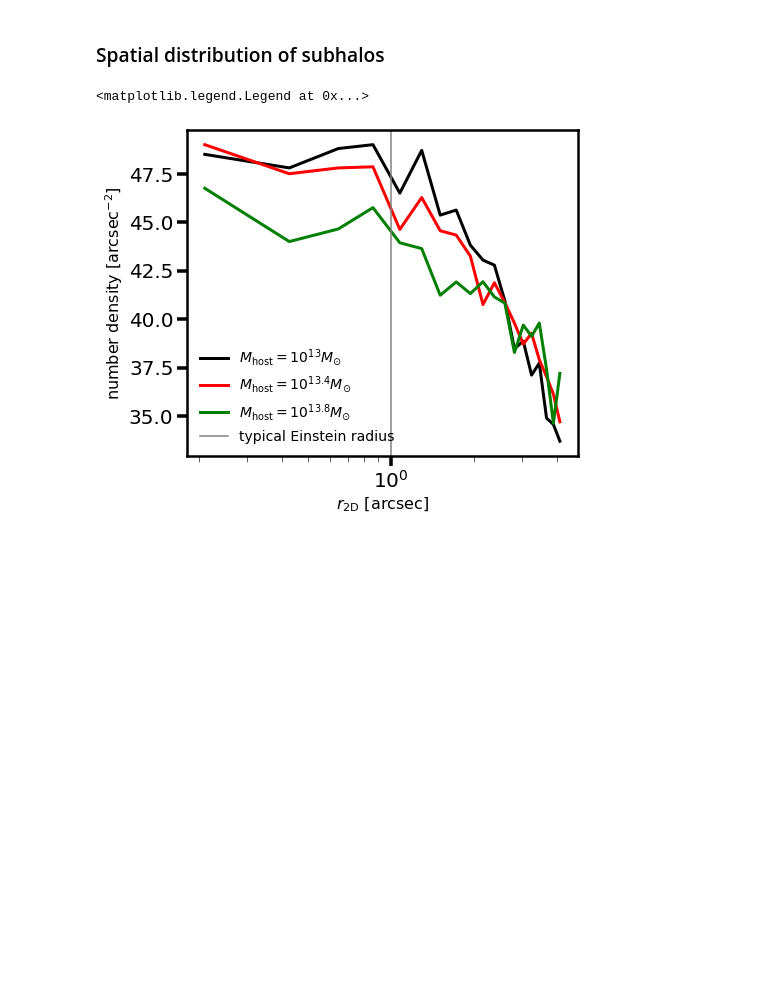
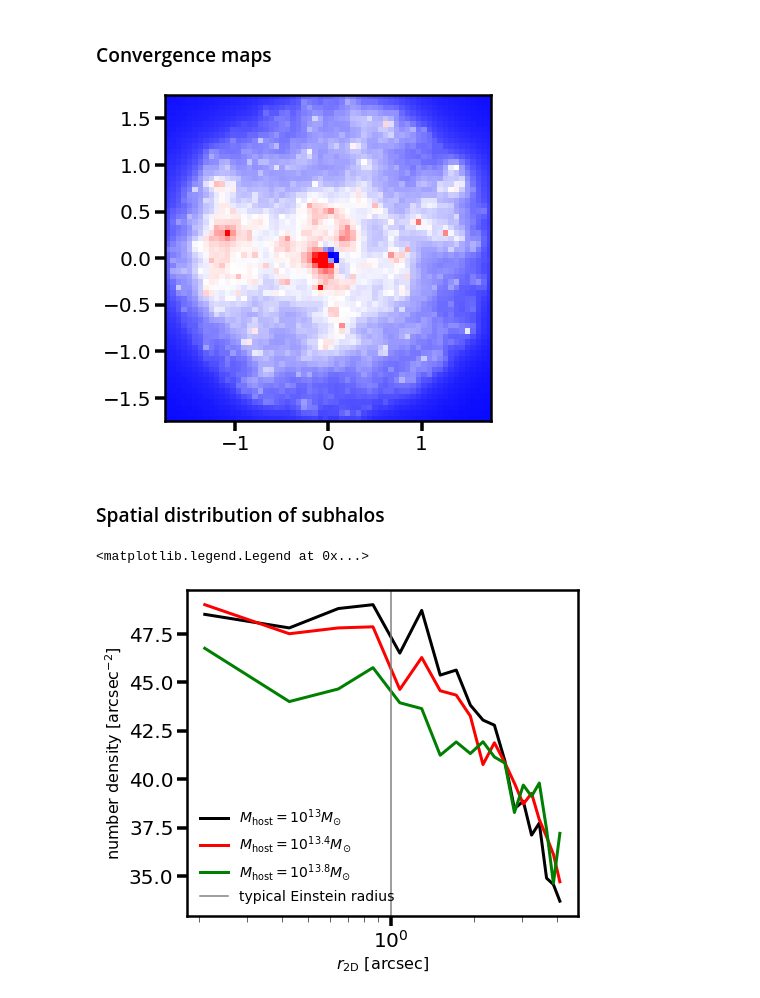
Before and after one commit to dangilman/pyHalo, a Jupyter notebook: example_notebooks/plotting_methods.ipynb, the cells around one changed output. Drawn from its saved outputs; the diff is of its cells as text; code cells hidden in the pictures; blank space fills up the shorter version.

```diff
--- a/example_notebooks/plotting_methods.ipynb
+++ b/example_notebooks/plotting_methods.ipynb
@@ -6,6 +6,19 @@ import numpy as np
 from matplotlib import colors
 
 np.random.seed(111)
+# %% [markdown]
+### Convergence maps
+# %%
+cdm_realization = CDM(0.5, 1.5, 0.05, cone_opening_angle_arcsec=3.5)
+out = plot_multiplane_convergence(cdm_realization,
+                                  npix=60,
+                             cone_opening_angle_arcsec=3.5,
+                             lens_model_list_macro=None,
+                             kwargs_lens_macro=None,
+                             redshift_list_macro=None,
+                                 show_critical_curve=False)
+# %% [output]
+[figure, added]
 # %% [markdown]
 ### Spatial distribution of subhalos
 # %%
```
Also changed, not shown: 4 other files.
